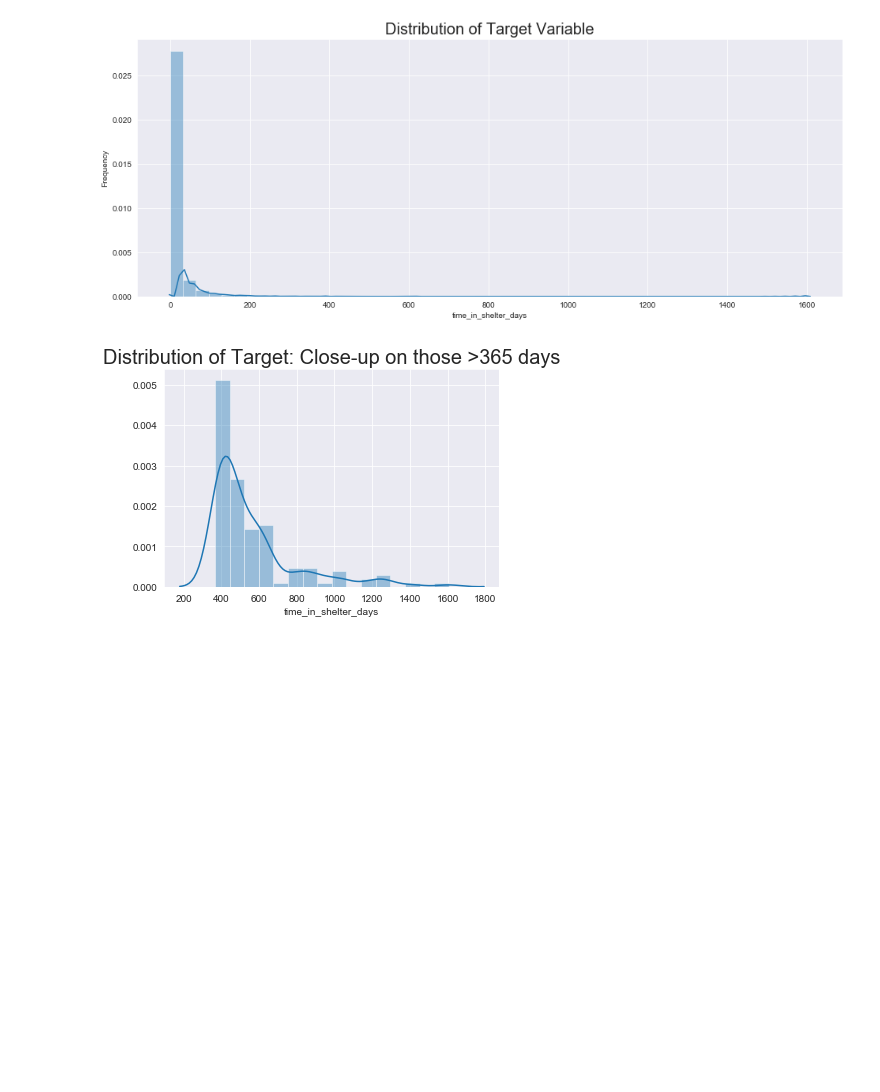
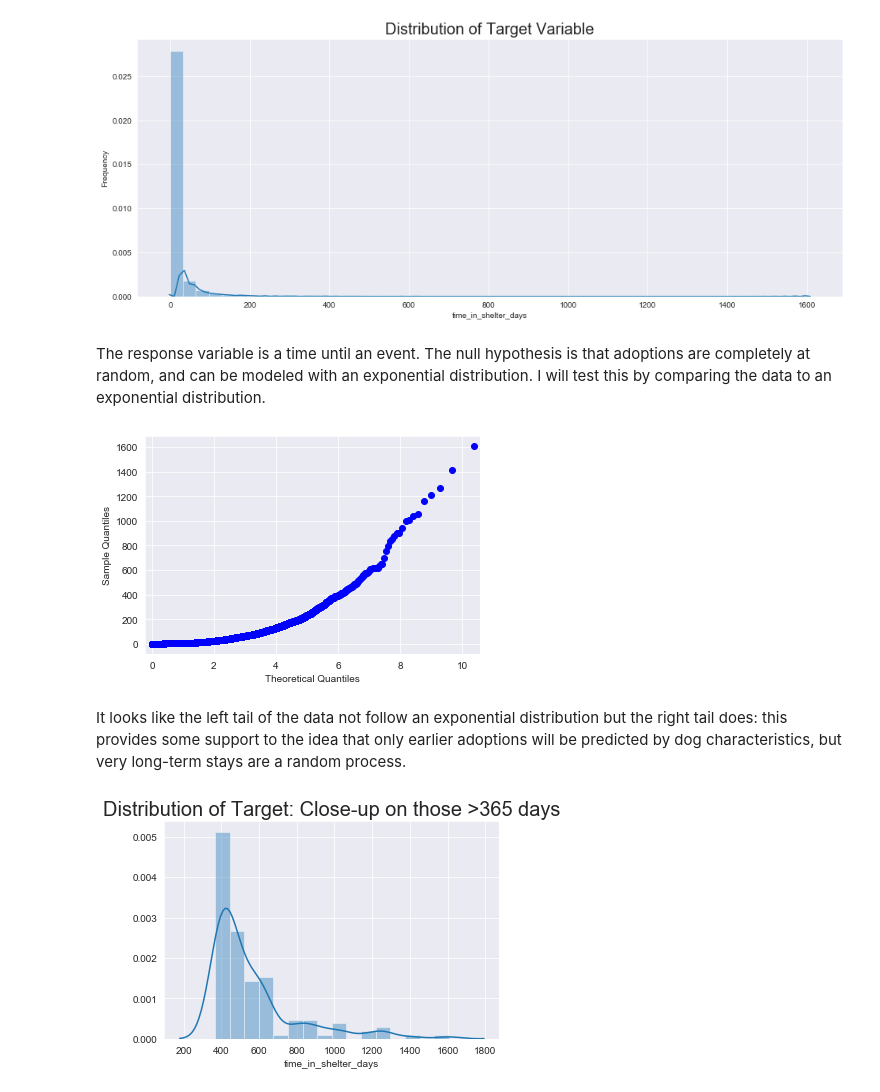
Before and after one commit to chrisoyer/supervised_learning_capstone, a Jupyter notebook: src/dog_adoption_modeling.ipynb, the cells around one changed output. Drawn from its saved outputs; the diff is of its cells as text; code cells hidden in the pictures; blank space fills up the shorter version.

Commit message:
added qq plot for response var

```diff
--- a/src/dog_adoption_modeling.ipynb
+++ b/src/dog_adoption_modeling.ipynb
@@ -113,6 +115,14 @@ plt.title('Distribution of Target Variable', fontsize=20)
 ax.set_ylabel('Frequency');
 # %% [output]
 [figure]
+# %% [markdown]
+The response variable is a time until an event. The null hypothesis is that adoptions are completely at random, and can be modeled with an exponential distribution. I will test this by comparing the data to an exponential distribution.
+# %%
+_ = qqplot(data=y_train, dist='expon', fit=True)
+# %% [output]
+[figure, added]
+# %% [markdown]
+It looks like the left tail of the data not follow an exponential distribution but the right tail does: this provides some support to the idea that only earlier adoptions will be predicted by dog characteristics, but very long-term stays are a random process.
 # %%
 sns.distplot(shelter_inout_wbreeds_df.time_in_shelter_days[shelter_inout_wbreeds_df.time_in_shelter_days >365])
 plt.title('Distribution of Target: Close-up on those >365 days', fontsize=20)
```
Also changed, not shown: parts of 10 cells of this notebook, 1 other file.
